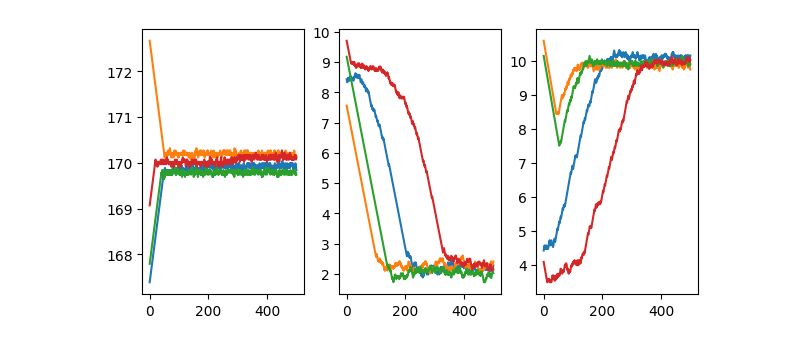
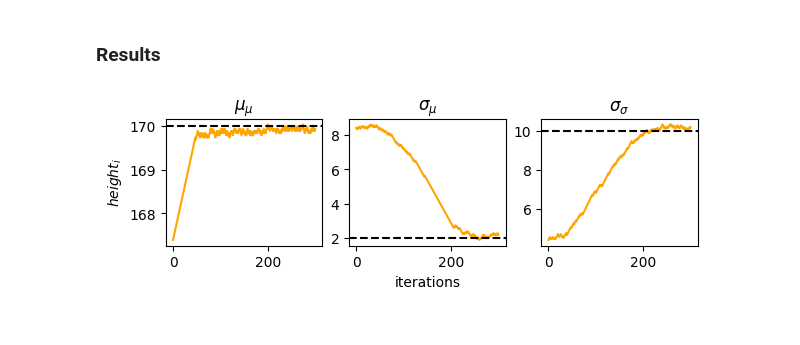
Before and after one commit to florence-bockting/prior_elicitation, a Jupyter notebook: docs/source/notebooks/Untitled1.ipynb, the cells around one changed output. Cells and saved outputs as stored; diff of their text form; code cells hidden in the pictures.

```diff
--- a/docs/source/notebooks/Untitled1.ipynb
+++ b/docs/source/notebooks/Untitled1.ipynb
@@ -193,12 +236,17 @@ Parallelization is used with 4 cores.
+# %% [markdown]
+### Results
 # %%
-import matplotlib.pyplot as plt
+path = "elicit/simulations/results/data/parametric_prior/"
+file = "toy_0"
 
-path = "elicit/simulations/results/data/parametric_prior/"
+hyperparam = pd.read_pickle(path+file+"/final_results.pkl")["hyperparameter"]
 
-_, axs = plt.subplots(1,3, constrained_layout=True, figsize=(6,3))
-for file in [f"toy_{i}" for i in range(4)]:
-    axs[0].plot(pd.read_pickle(path+file+"/final_results.pkl")["hyperparameter"]["mu_mu"])
-    axs[2].plot(pd.read_pickle(path+file+"/final_results.pkl")["hyperparameter"]["mu_sigma"])
-    axs[1].plot(pd.read_pickle(path+file+"/final_results.pkl")["hyperparameter"]["sigma_mu"])
+_, axs = plt.subplots(1,3, constrained_layout=True, figsize=(6,2))
+[axs[i].plot(hyperparam[p], color="orange") for i,p in enumerate(["mu_mu", "sigma_mu", "mu_sigma"])]
+[axs[i].set_title(t) for i,t in enumerate([r"$\mu_\mu$", r"$\sigma_\mu$", r"$\sigma_\sigma$"])]
+[axs[i].axhline(l, linestyle="dashed", color="black") for i,l in enumerate([170, 2, 10])]
+axs[1].set_xlabel("iterations")
+axs[0].set_ylabel(r"$height_i$")
+plt.show()
 # %% [output]
-[figure, old version]
+[figure, new version]
```
Also changed, not shown: parts of 21 cells of this notebook, 13 other files.
